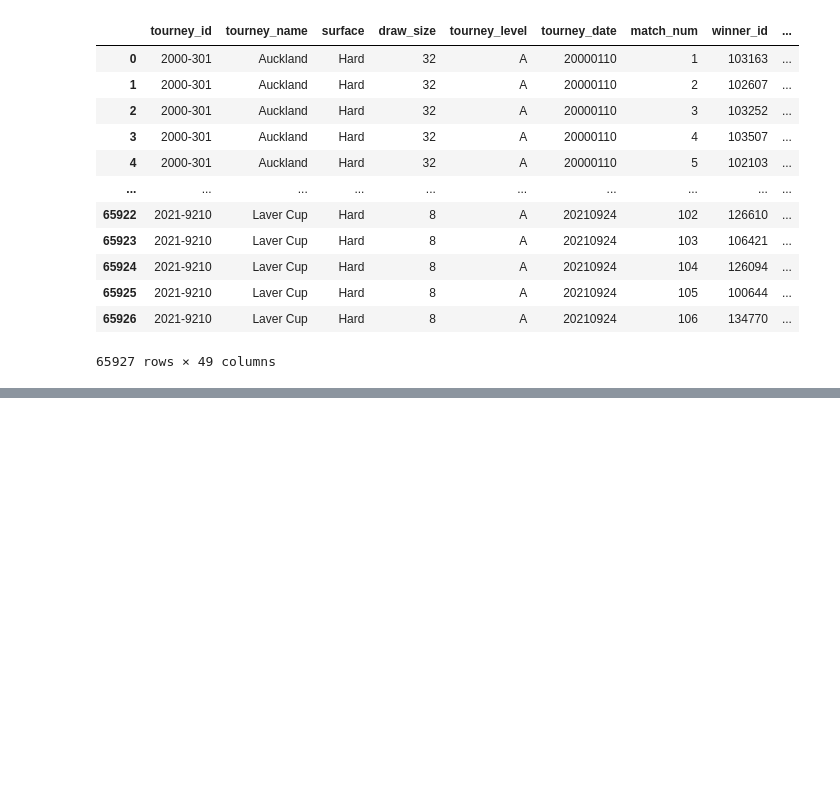
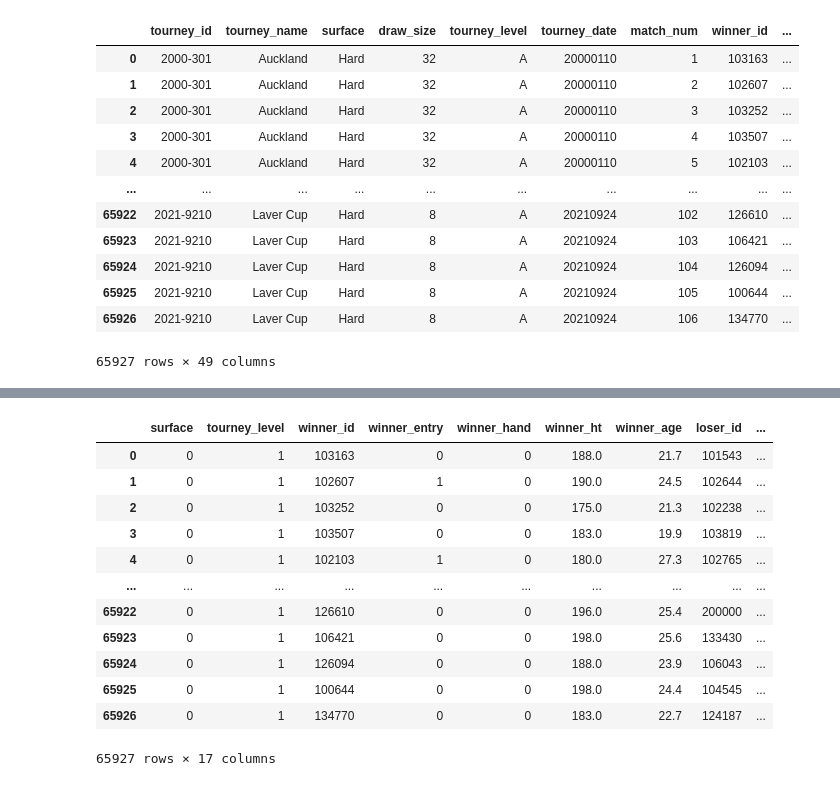
Before and after one commit to Valdieggo/proyectoml, a Jupyter notebook: proyecto.ipynb, the cells around one changed output, grey strips where cells are left out. Drawn from its saved outputs; the diff is of its cells as text; code cells hidden in the pictures; blank space fills up the shorter version.

```diff
--- a/proyecto.ipynb
+++ b/proyecto.ipynb
@@ -40,0 +63,58 @@ data
+# %%
+## Superficies
+## Hard: 0, Clay: 1, Grass: 2, Carpet: 3
+## Hands
+## Right: 0, Left: 1, Unknown: 2
+## Tourney entrys
+## Main Draw(NaN): 0, Qualifier (Q): 1, Lucky Loser (LL): 2, Protected Ranking (PR): 3, Wild Card (WC): 4
+## Tourney level
+## D: 0, A: 1, M: 2, F: 3, G: 4
+
+# Replace the superficies with numbers
+data['surface'] = data['surface'].replace('Hard', 0)
+data['surface'] = data['surface'].replace('Clay', 1)
+data['surface'] = data['surface'].replace('Grass', 2)
+data['surface'] = data['surface'].replace('Carpet', 3)
+# %%
+# Replace the hands with numbers
+data['winner_hand'] = data['winner_hand'].replace('R', 0)
+data['winner_hand'] = data['winner_hand'].replace('L', 1)
+data['winner_hand'] = data['winner_hand'].replace('U', 2)
+data['loser_hand'] = data['loser_hand'].replace('R', 0)
+data['loser_hand'] = data['loser_hand'].replace('L', 1)
+data['loser_hand'] = data['loser_hand'].replace('U', 2)
+# %%
+# Replace the tourney entrys with numbers
+data['winner_entry'] = data['winner_entry'].replace(np.nan, 0)
+data['winner_entry'] = data['winner_entry'].replace('Q', 1)
+data['winner_entry'] = data['winner_entry'].replace('LL', 2)
+data['winner_entry'] = data['winner_entry'].replace('PR', 3)
+data['winner_entry'] = data['winner_entry'].replace('WC', 4)
+data['loser_entry'] = data['loser_entry'].replace(np.nan, 0)
+data['loser_entry'] = data['loser_entry'].replace('Q', 1)
+data['loser_entry'] = data['loser_entry'].replace('LL', 2)
+data['loser_entry'] = data['loser_entry'].replace('PR', 3)
+data['loser_entry'] = data['loser_entry'].replace('WC', 4)
+# %%
+# Replace the tourney level with numbers
+data['tourney_level'] = data['tourney_level'].replace('D', 0)
+data['tourney_level'] = data['tourney_level'].replace('A', 1)
+data['tourney_level'] = data['tourney_level'].replace('M', 2)
+data['tourney_level'] = data['tourney_level'].replace('F', 3)
+data['tourney_level'] = data['tourney_level'].replace('G', 4)
+# %%
+data
+# %% [output]
+|  | surface | tourney_level | winner_id | winner_entry | winner_hand | winner_ht | winner_age | loser_id | ... |
+| 0 | 0 | 1 | 103163 | 0 | 0 | 188.0 | 21.7 | 101543 | ... |
+| 1 | 0 | 1 | 102607 | 1 | 0 | 190.0 | 24.5 | 102644 | ... |
+| 2 | 0 | 1 | 103252 | 0 | 0 | 175.0 | 21.3 | 102238 | ... |
+| 3 | 0 | 1 | 103507 | 0 | 0 | 183.0 | 19.9 | 103819 | ... |
+| 4 | 0 | 1 | 102103 | 1 | 0 | 180.0 | 27.3 | 102765 | ... |
+| ... | ... | ... | ... | ... | ... | ... | ... | ... | ... |
+| 65922 | 0 | 1 | 126610 | 0 | 0 | 196.0 | 25.4 | 200000 | ... |
+| 65923 | 0 | 1 | 106421 | 0 | 0 | 198.0 | 25.6 | 133430 | ... |
+| 65924 | 0 | 1 | 126094 | 0 | 0 | 188.0 | 23.9 | 106043 | ... |
+| 65925 | 0 | 1 | 100644 | 0 | 0 | 198.0 | 24.4 | 104545 | ... |
+| 65926 | 0 | 1 | 134770 | 0 | 0 | 183.0 | 22.7 | 124187 | ... |
+65927 rows × 17 columns
```
Also changed, not shown: parts of 5 cells of this notebook, 1 other file.
